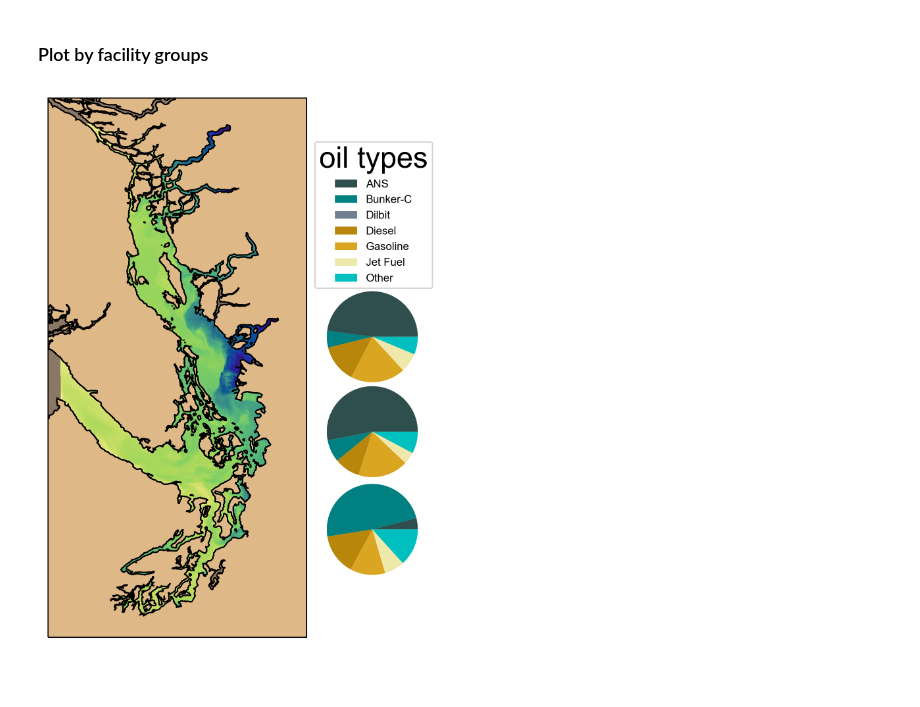
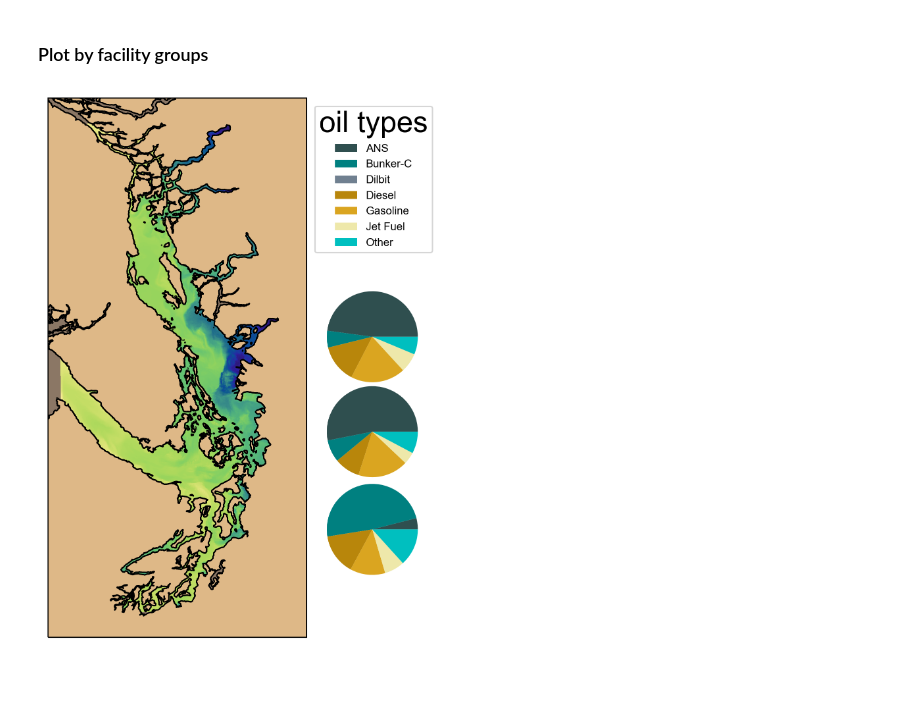
Before and after one commit to MIDOSS/analysis-rachael, a Jupyter notebook: notebooks/presentations/MEOPAR2022/Figure1g_MEOPAR_ASM_2022.ipynb, the cells around one changed output. Cells and saved outputs as stored; diff of their text form; code cells hidden in the pictures.

```diff
--- a/notebooks/presentations/MEOPAR2022/Figure1g_MEOPAR_ASM_2022.ipynb
+++ b/notebooks/presentations/MEOPAR2022/Figure1g_MEOPAR_ASM_2022.ipynb
@@ -12,18 +35,18 @@ import xarray
 import pandas
 import pathlib
 import yaml
-import sys
 
 # predefined naming conventions
 import MEOPAR2022_setup as oil
 
 # load my function(s)
+# import sys
 #sys.path.insert(0, '../../../scripts')
 from monte_carlo_utils import get_DOE_df,get_DOE_oilclassification
 
 # graphics style
 #plt.style.use('seaborn-poster')
-plt.style.use(r"/ocean/rmueller/MIDOSS/graphics/MEOPAR_ASM_2022/meopar2022_matplotlibrc.template")
+plt.style.use(r"./meopar2022_matplotlibrc.template")
 
 gallons_to_liters = 3.78541
 # %% [markdown]
@@ -152,34 +175,34 @@ ybottom   = ((lat['whatcom'] - georef.latitude.min())/(georef.latitude.max() - g
 
 ax_whatcom = fig.add_axes([xleft+x0, ybottom+y0,.08*scale, .2*scale])
 ax_whatcom.pie(combined_byRegion['Whatcom County']['Volume'], colors = oil.colors7)
 
 #~~~~~~~~~~~~~~~~ Puget ~~~~~~~~~~~~~~~~~~
 xleft = ((lon - georef.longitude.min())/(georef.longitude.max() - georef.longitude.min())).values.item()
 ybottom   = ((lat['puget'] - georef.latitude.min())/(georef.latitude.max() - georef.latitude.min())).values.item()
 
 ax_puget = fig.add_axes([xleft+x0, ybottom+y0,.08*scale, .2*scale])
 ax_puget.pie(combined_byRegion['Puget Sound']['Volume'], colors = oil.colors7)
 
 #~~~~~~~~~~~~~~~~ ANACORTES ~~~~~~~~~~~~~~~~~~
 xleft = ((lon - georef.longitude.min())/(georef.longitude.max() - georef.longitude.min())).values.item()
 ybottom   = ((lat['anacortes'] - georef.latitude.min())/(georef.latitude.max() - georef.latitude.min())).values.item()
 
 ax_anacortes = fig.add_axes([xleft+x0, ybottom+y0,.08*scale, .2*scale])
 ax_anacortes.pie(combined_byRegion['Anacortes']['Volume'], colors = oil.colors7)
 
 fig.legend(
-    bbox_to_anchor=(.72, .89),
+    bbox_to_anchor=(.72, .95),
     title='oil types',
     prop={'size': 8},
     labels = oil.labels
 )
 #ax_north.bar(oil_types, 1e1* numpy.ones(7), width = 1)
 fig.canvas.draw()
 fig.tight_layout()
 
 plt.savefig(graphics_directory/'Figure_1g_MEOPAR_ASM_2022.png')
 plt.show()
 # %% [output]
-[figure, old version]
+[figure, new version]
 # %% [markdown]
 ######
```
Also changed, not shown: parts of 2 cells of this notebook.
